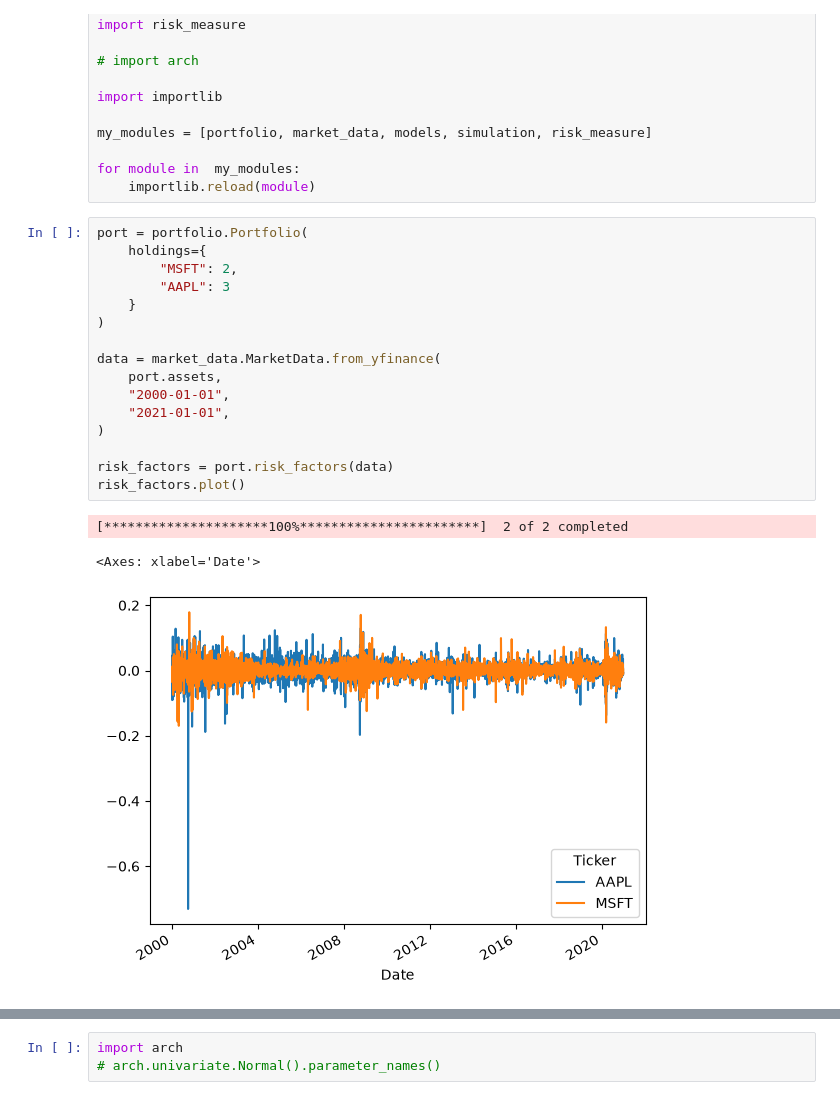
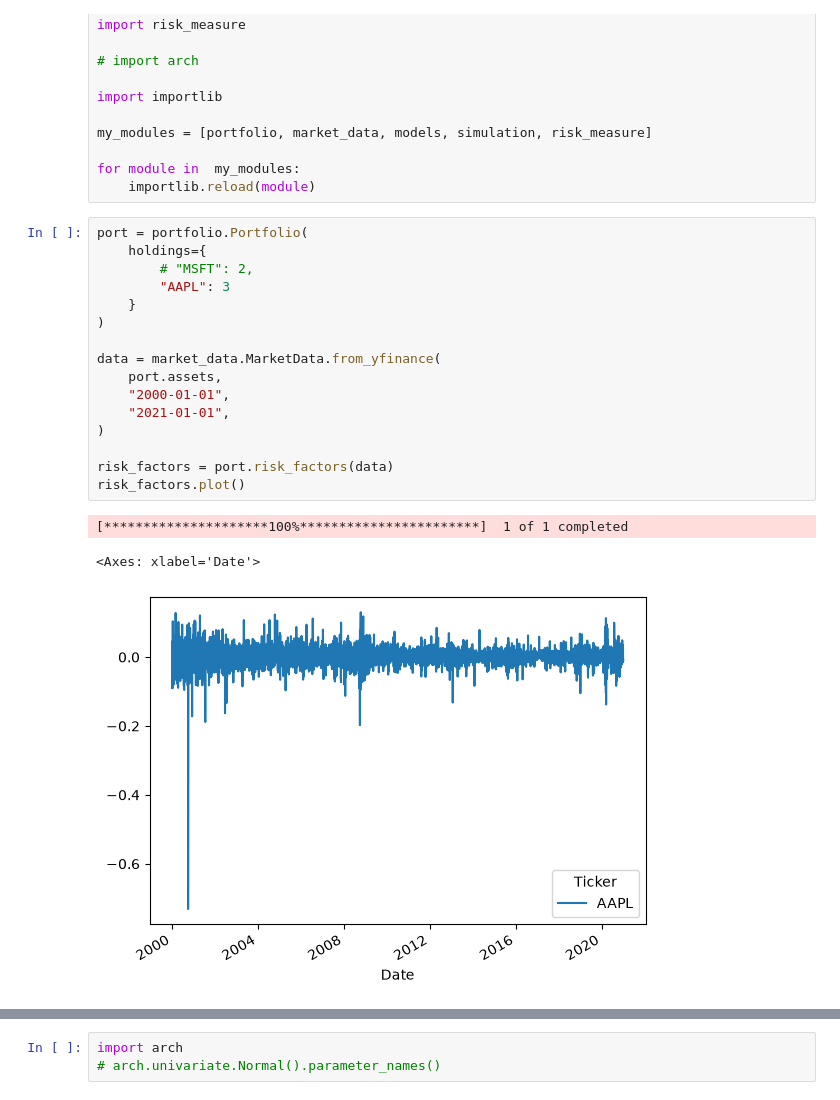
Before and after one commit to alikemal68/RiskEngine, a Jupyter notebook: test.ipynb, the cells around one changed output, grey strips where cells are left out. Drawn from its saved outputs; the diff is of its cells as text.

```diff
--- a/test.ipynb
+++ b/test.ipynb
@@ -18,21 +18,21 @@ for module in  my_modules:
 # %%
 port = portfolio.Portfolio(
     holdings={
-        "MSFT": 2,
+        # "MSFT": 2,
         "AAPL": 3
     }
 )
 
 data = market_data.MarketData.from_yfinance(
     port.assets,
     "2000-01-01",
     "2021-01-01",
 )
 
 risk_factors = port.risk_factors(data)
 risk_factors.plot()
 # %% [output]
-[*********************100%***********************]  2 of 2 completed
+[*********************100%***********************]  1 of 1 completed
 <Axes: xlabel='Date'>
-[figure, old version]
+[figure, new version]
 # %%
```
Also changed, not shown: parts of 11 cells of this notebook, 4 other files.
